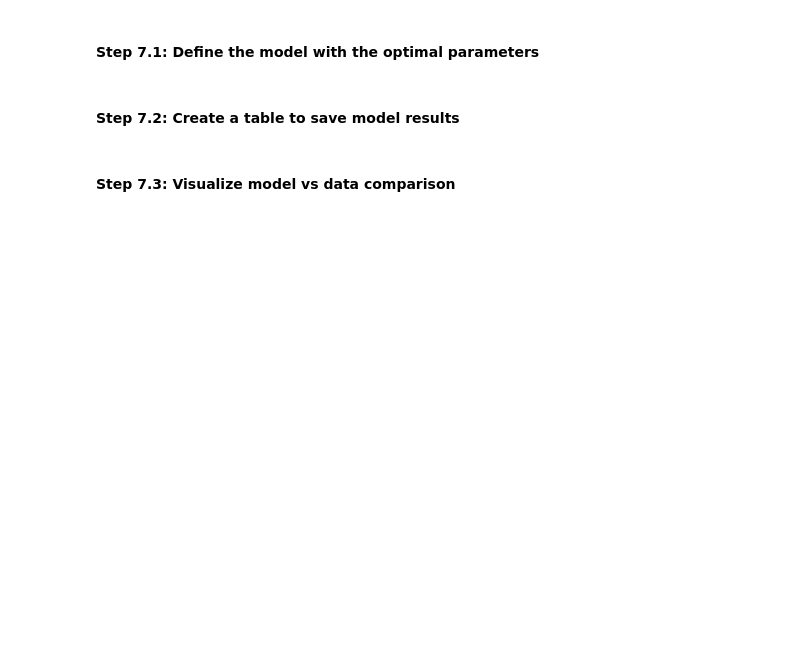
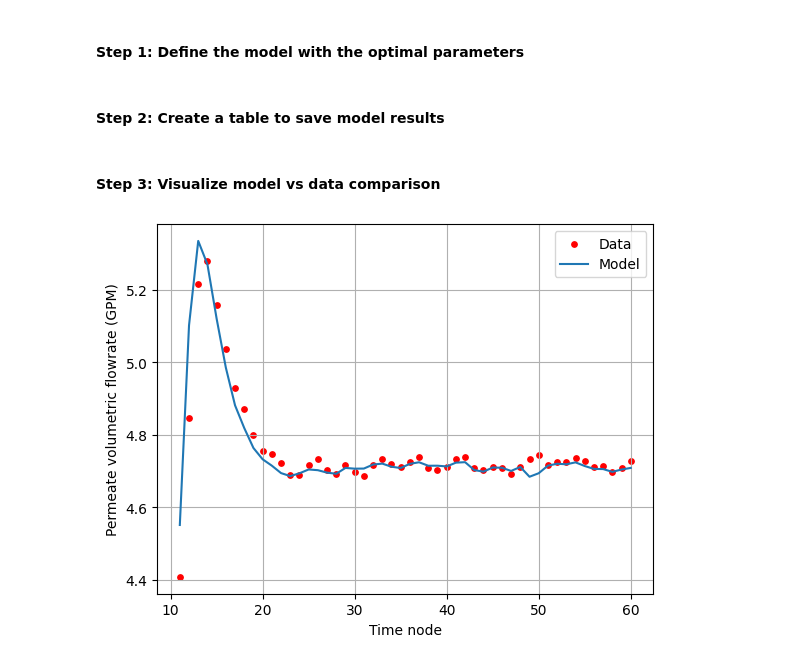
Before and after one commit to sufikaur/myfork-watertap_academy_fall_2025, a Jupyter notebook: week6/parmest_ro.ipynb, the cells around one changed output. Saved outputs shown, nothing was run; the diff lists cells and outputs as text; code cells hidden in the pictures; blank space fills up the shorter version.

```diff
--- a/week6/parmest_ro.ipynb
+++ b/week6/parmest_ro.ipynb
@@ -182,21 +181,18 @@ $$
 \sum_{i=0}^n (observation_i - prediction_i)^2
 $$
 # %%
-# Sum of Squared Errors function
 def SSE(m, data):
-    flow_vol_scale = 1 / 1.909522782100071e-05  # 14318 # stdev of permeate flow #  1e2
-    mass_comp_scale = (
-        1 / 2.4388414228794023e-06
-    )  # 379457 # stdev of permeate salinity #  1e4
-    expr = 10 * flow_vol_scale * (
+    flow_vol_permeate_std = np.std(gpm_to_m3ps * full_data["flow_vol_permeate"])
+    mass_frac_TDS_permeate_std = np.std(full_data["mass_frac_TDS_permeate"])
+    expr = 10 * (1/flow_vol_permeate_std) * (
         (
             gpm_to_m3ps * float(data.iloc[0]["flow_vol_permeate"])
             - m.fs.RO.mixed_permeate[0.0].flow_vol_phase["Liq"]
         )
         ** 2
-    ) + 1000 * mass_comp_scale * (
+    ) + 1000 * (1/mass_frac_TDS_permeate_std) * (
         (
-            1e-6 * float(data.iloc[0]["mass_frac_TDS_permeate"])
+            float(data.iloc[0]["mass_frac_TDS_permeate"])
             - m.fs.RO.mixed_permeate[0.0].mass_frac_phase_comp["Liq", "TDS"]
         )
         ** 2
@@ -240,7 +236,7 @@ dtype: float64
 
 Finally, we can visualize the results using ***matplotlib*** to create a plot of the data and the parameter estimatation fit.
 # %% [markdown]
-#### Step 7.1: Define the model with the optimal parameters
+#### **Step 1**: Define the model with the optimal parameters
 # %%
 def ro_opt():
     # Build the flowsheet
@@ -291,16 +287,12 @@ def ro_opt():
 
     return m
 # %% [markdown]
-#### Step 7.2: Create a table to save model results
+#### **Step 2**: Create a table to save model results
 # %%
 # Create a new table to save model results
 model_results = full_data.copy()
 m = ro_opt()
 for i in range(model_results.shape[0]):
-    # Conversion factors
-    psi_to_pascal = 6894.75  # Pressure conversion
-    gpm_to_m3ps = 6.309e-005  # Vol. flow conversion
-
     # Update operating conditions
     m.fs.feed.properties[0].flow_vol_phase.fix(
         gpm_to_m3ps * float(model_results.iloc[i]["flow_vol_in"])
@@ -316,23 +308,27 @@ for i in range(model_results.shape[0]):
     results = solver.solve(m, tee=False)
     assert_optimal_termination(results)
 
-    model_results.iloc[i, 5] = (
+    model_results.iloc[i]["flow_vol_permeate"] = (
         value(m.fs.RO.mixed_permeate[0.0].flow_vol_phase["Liq"]) / gpm_to_m3ps
     )
-    model_results.iloc[i, 6] = (
-        value(m.fs.RO.mixed_permeate[0.0].mass_frac_phase_comp["Liq", "TDS"]) / 1e-6
+    model_results.iloc[i]["mass_frac_TDS_permeate"] = (
+        value(m.fs.RO.mixed_permeate[0.0].mass_frac_phase_comp["Liq", "TDS"])
     )
 # %% [markdown]
-#### Step 7.3: Visualize model vs data comparison
+#### **Step 3**: Visualize model vs data comparison
 # %%
-plt.figure()
+fig1 = plt.figure()
 plt.scatter(
     full_data.index, full_data["flow_vol_permeate"], label="Data", color="red", s=15
 )
 plt.plot(model_results.index, model_results["flow_vol_permeate"], label="Model")
+plt.xlabel("Time node")
+plt.ylabel("Permeate volumetric flowrate (GPM)")
 plt.legend()
 plt.grid(True)
 plt.show()
+# %% [output]
+[figure, added]
 # %%
 plt.figure()
 plt.scatter(
```
Also changed, not shown: parts of 14 cells of this notebook, 2 other files.
